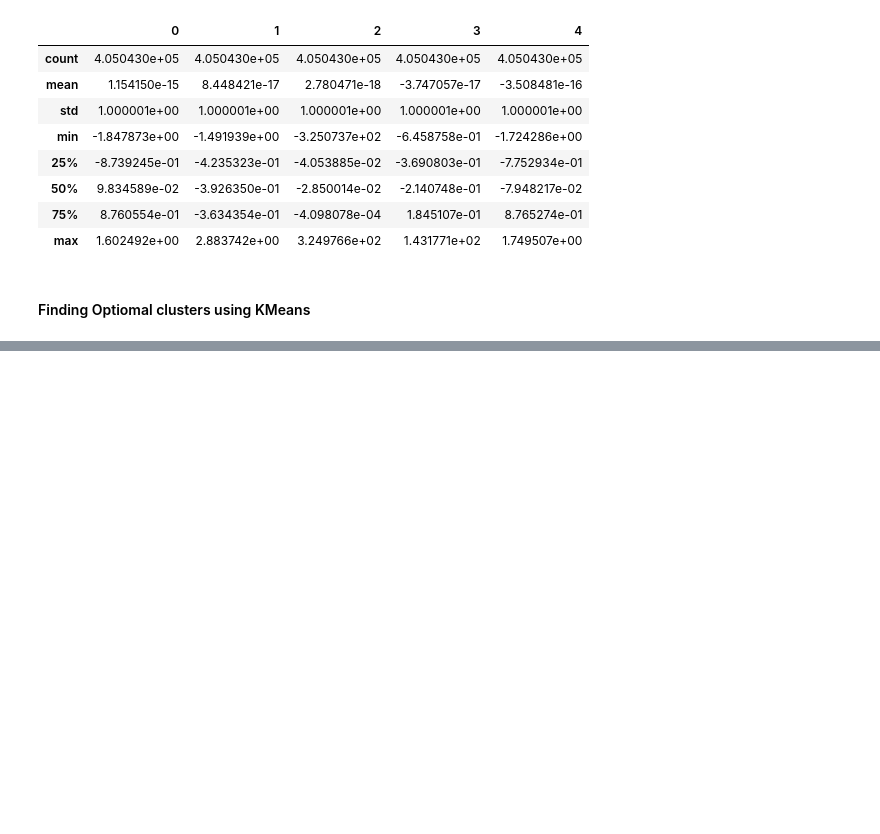
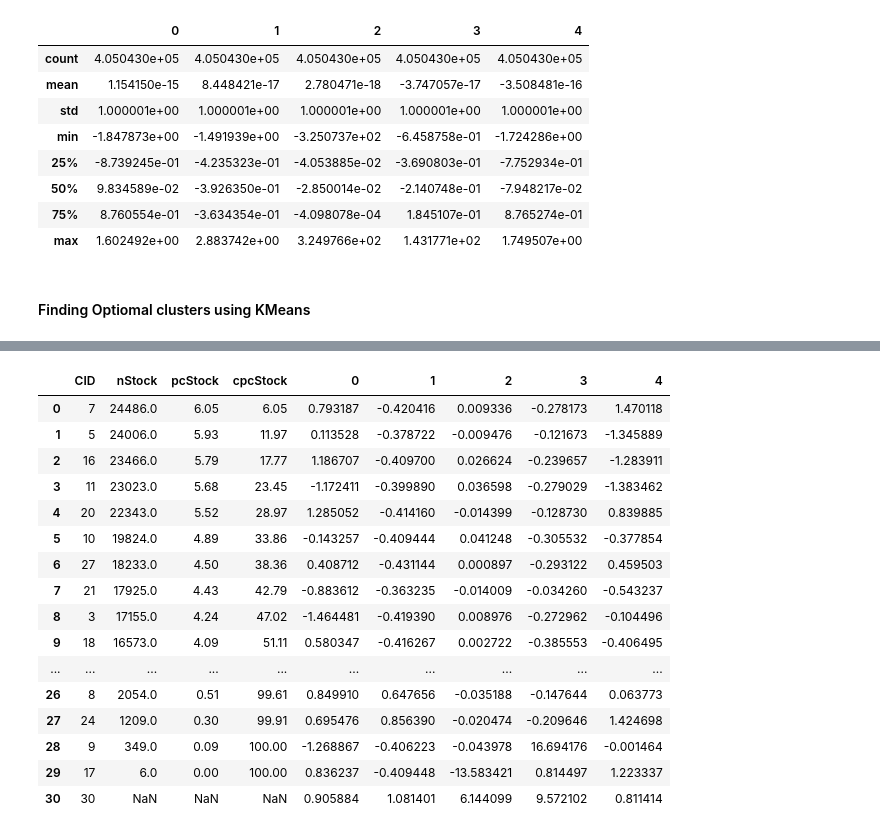
Before and after one commit to VenkateswaraT/sample, a Jupyter notebook: Untitled-1.ipynb, the cells around one changed output, grey strips where cells are left out. Saved outputs shown, nothing was run; the diff lists cells and outputs as text; code cells hidden in the pictures; blank space fills up the shorter version.

```diff
--- a/Untitled-1.ipynb
+++ b/Untitled-1.ipynb
@@ -133,0 +221,4 @@ clustering.find_optimal_clusters_kmeans(data=df_stock, max_k=300, algo='KMeans',
+# %%
+df_cluster_centers['CID'] = df_cluster_centers.index
+df_cluster_profile = pd.merge(df_cluster_valuecounts, df_cluster_centers, on='CID', how='outer')
+df_cluster_profile.head(2)
@@ -133,0 +269,20 @@ clustering.find_optimal_clusters_kmeans(data=df_stock, max_k=300, algo='KMeans',
+# %%
+df_cluster_profile
+# %% [output]
+|  | CID | nStock | pcStock | cpcStock | 0 | 1 | 2 | 3 | 4 |
+| 0 | 7 | 24486.0 | 6.05 | 6.05 | 0.793187 | -0.420416 | 0.009336 | -0.278173 | 1.470118 |
+| 1 | 5 | 24006.0 | 5.93 | 11.97 | 0.113528 | -0.378722 | -0.009476 | -0.121673 | -1.345889 |
+| 2 | 16 | 23466.0 | 5.79 | 17.77 | 1.186707 | -0.409700 | 0.026624 | -0.239657 | -1.283911 |
+| 3 | 11 | 23023.0 | 5.68 | 23.45 | -1.172411 | -0.399890 | 0.036598 | -0.279029 | -1.383462 |
+| 4 | 20 | 22343.0 | 5.52 | 28.97 | 1.285052 | -0.414160 | -0.014399 | -0.128730 | 0.839885 |
+| 5 | 10 | 19824.0 | 4.89 | 33.86 | -0.143257 | -0.409444 | 0.041248 | -0.305532 | -0.377854 |
+| 6 | 27 | 18233.0 | 4.50 | 38.36 | 0.408712 | -0.431144 | 0.000897 | -0.293122 | 0.459503 |
+| 7 | 21 | 17925.0 | 4.43 | 42.79 | -0.883612 | -0.363235 | -0.014009 | -0.034260 | -0.543237 |
+| 8 | 3 | 17155.0 | 4.24 | 47.02 | -1.464481 | -0.419390 | 0.008976 | -0.272962 | -0.104496 |
+| 9 | 18 | 16573.0 | 4.09 | 51.11 | 0.580347 | -0.416267 | 0.002722 | -0.385553 | -0.406495 |
+| ... | ... | ... | ... | ... | ... | ... | ... | ... | ... |
+| 26 | 8 | 2054.0 | 0.51 | 99.61 | 0.849910 | 0.647656 | -0.035188 | -0.147644 | 0.063773 |
+| 27 | 24 | 1209.0 | 0.30 | 99.91 | 0.695476 | 0.856390 | -0.020474 | -0.209646 | 1.424698 |
+| 28 | 9 | 349.0 | 0.09 | 100.00 | -1.268867 | -0.406223 | -0.043978 | 16.694176 | -0.001464 |
+| 29 | 17 | 6.0 | 0.00 | 100.00 | 0.836237 | -0.409448 | -13.583421 | 0.814497 | 1.223337 |
+| 30 | 30 | NaN | NaN | NaN | 0.905884 | 1.081401 | 6.144099 | 9.572102 | 0.811414 |
```
Also changed, not shown: parts of 19 cells of this notebook.
